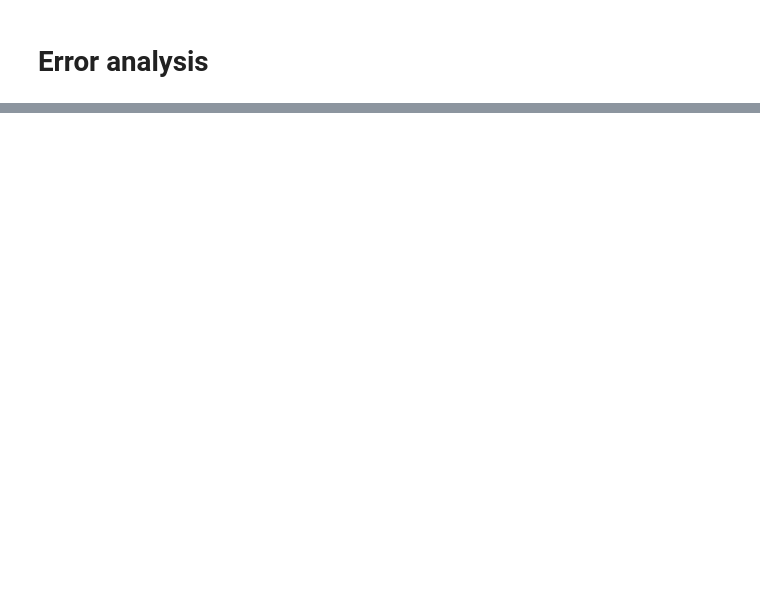
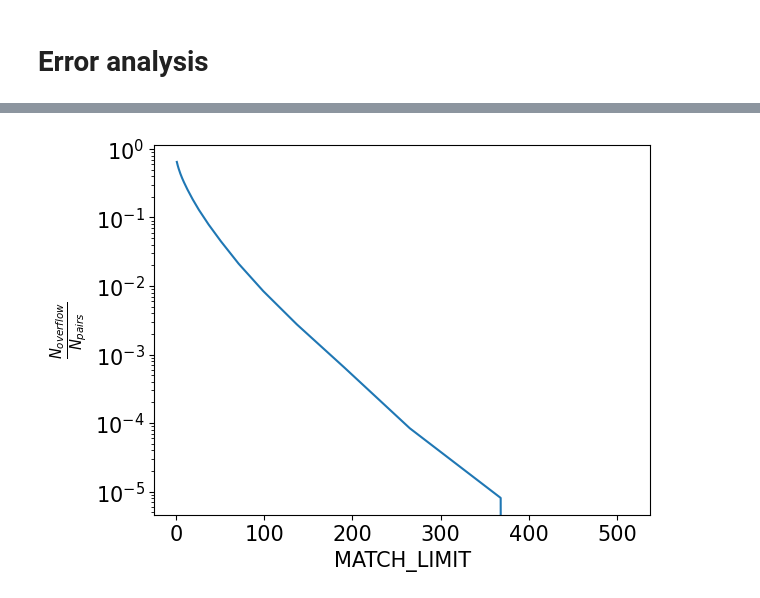
Before and after one commit to tornikeo/cosine-similarity, a Jupyter notebook: error_analysis.ipynb, the cells around one changed output, grey strips where cells are left out. Saved outputs shown, nothing was run; the diff lists cells and outputs as text; code cells hidden in the pictures; blank space fills up the shorter version.

```diff
--- a/error_analysis.ipynb
+++ b/error_analysis.ipynb
@@ -285,0 +264,7 @@ cl.mean()
+# %%
+plt.semilogy(x,y)
+plt.xlabel("MATCH_LIMIT")
+plt.ylabel(r"$\frac{N_{overflow}}{N_{pairs}}$")
+plt.show();
+# %% [output]
+[figure, added]
```
Also changed, not shown: parts of 17 cells of this notebook, 2 other files.
